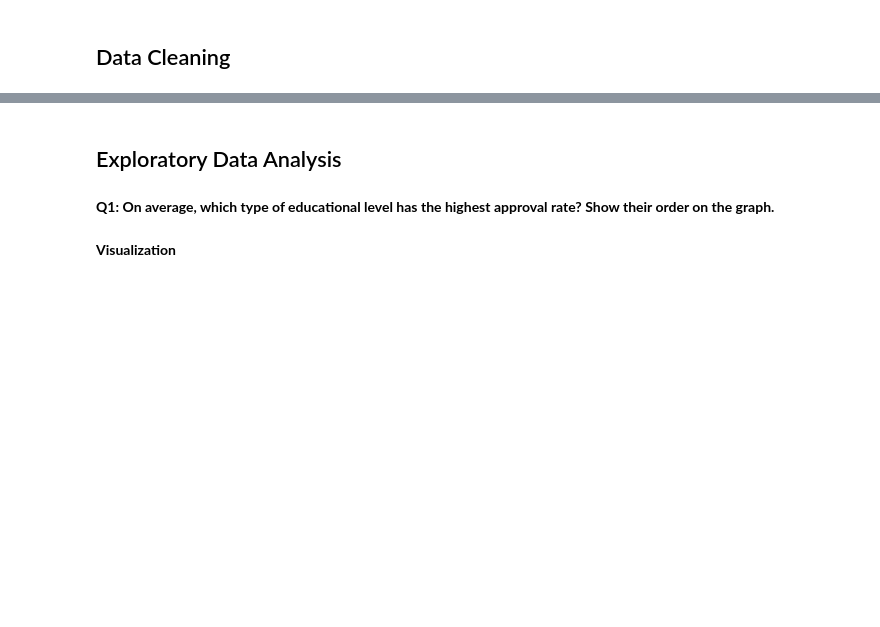
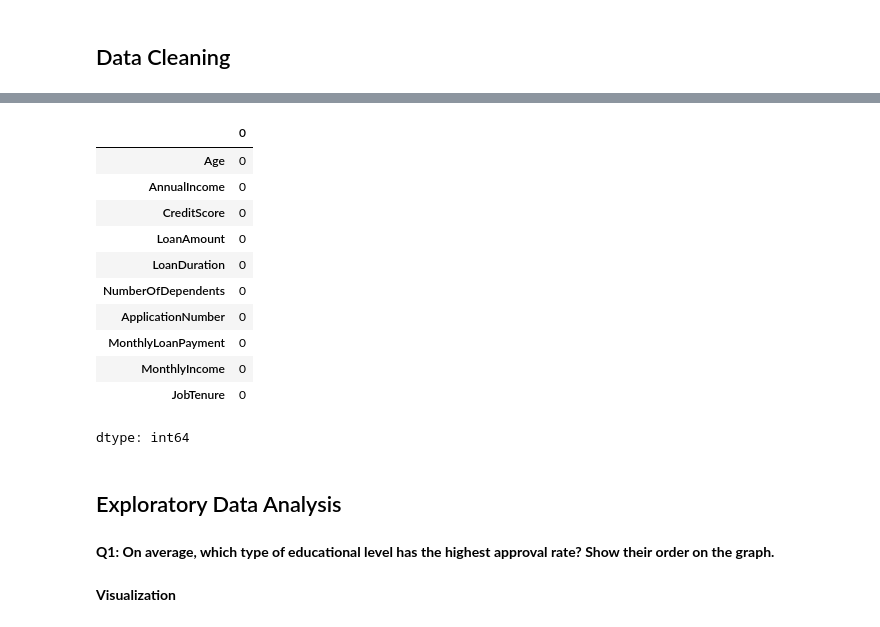
Before and after one commit to faridaikram/W2025, a Jupyter notebook: Classification_Mini_Project.ipynb, the cells around one changed output, grey strips where cells are left out. Cells and saved outputs as stored; diff of their text form; code cells hidden in the pictures; blank space fills up the shorter version.

```diff
--- a/Classification_Mini_Project.ipynb
+++ b/Classification_Mini_Project.ipynb
@@ -170,3 +210,19 @@ LoanApproved: ['No' 'Yes']
+# %%
+# Inspecting if missing value imputation worked
+df[numerical_columns].isnull().sum()
+# %% [output]
+|  | 0 |
+| Age | 0 |
+| AnnualIncome | 0 |
+| CreditScore | 0 |
+| LoanAmount | 0 |
+| LoanDuration | 0 |
+| NumberOfDependents | 0 |
+| ApplicationNumber | 0 |
+| MonthlyLoanPayment | 0 |
+| MonthlyIncome | 0 |
+| JobTenure | 0 |
+dtype: int64
 # %% [markdown]
 ## Exploratory Data Analysis
 # %% [markdown]
```
Also changed, not shown: parts of 10 cells of this notebook.
